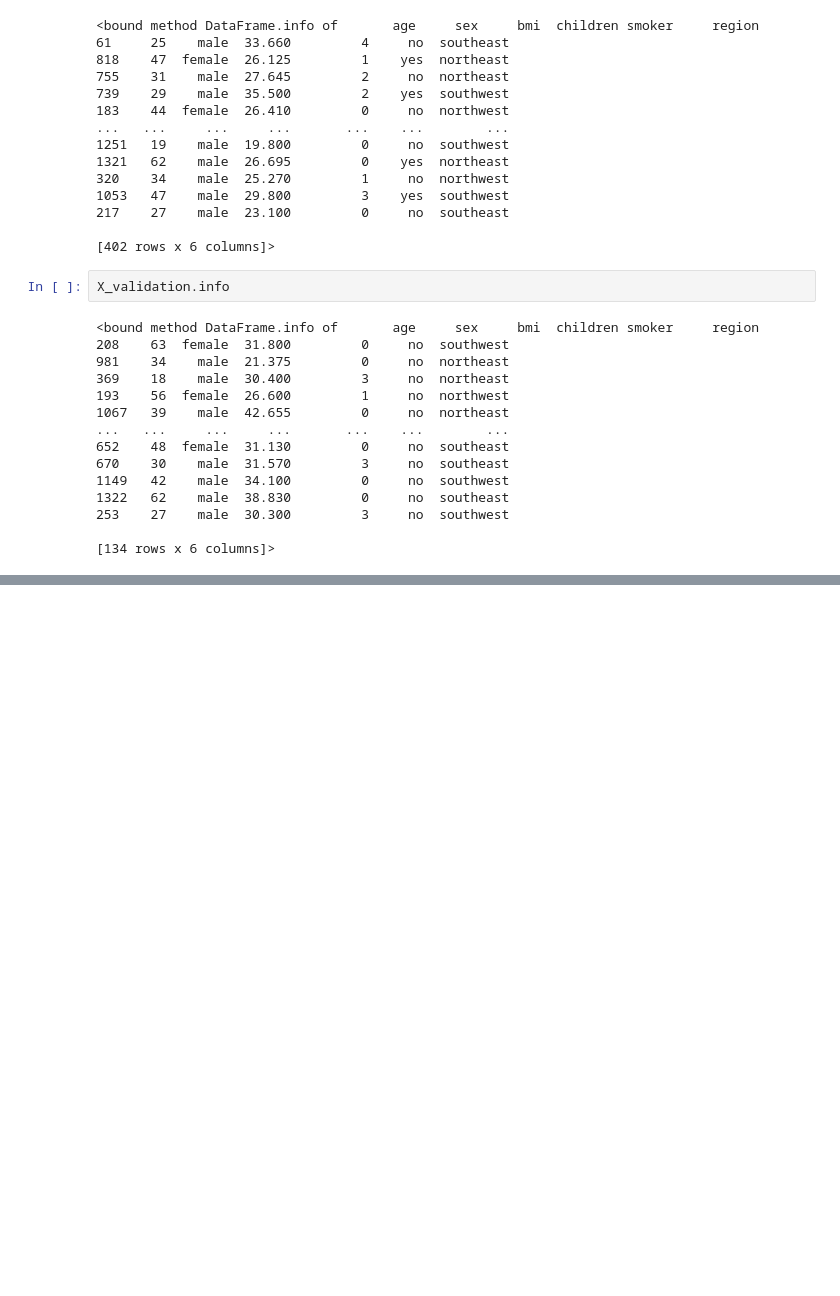
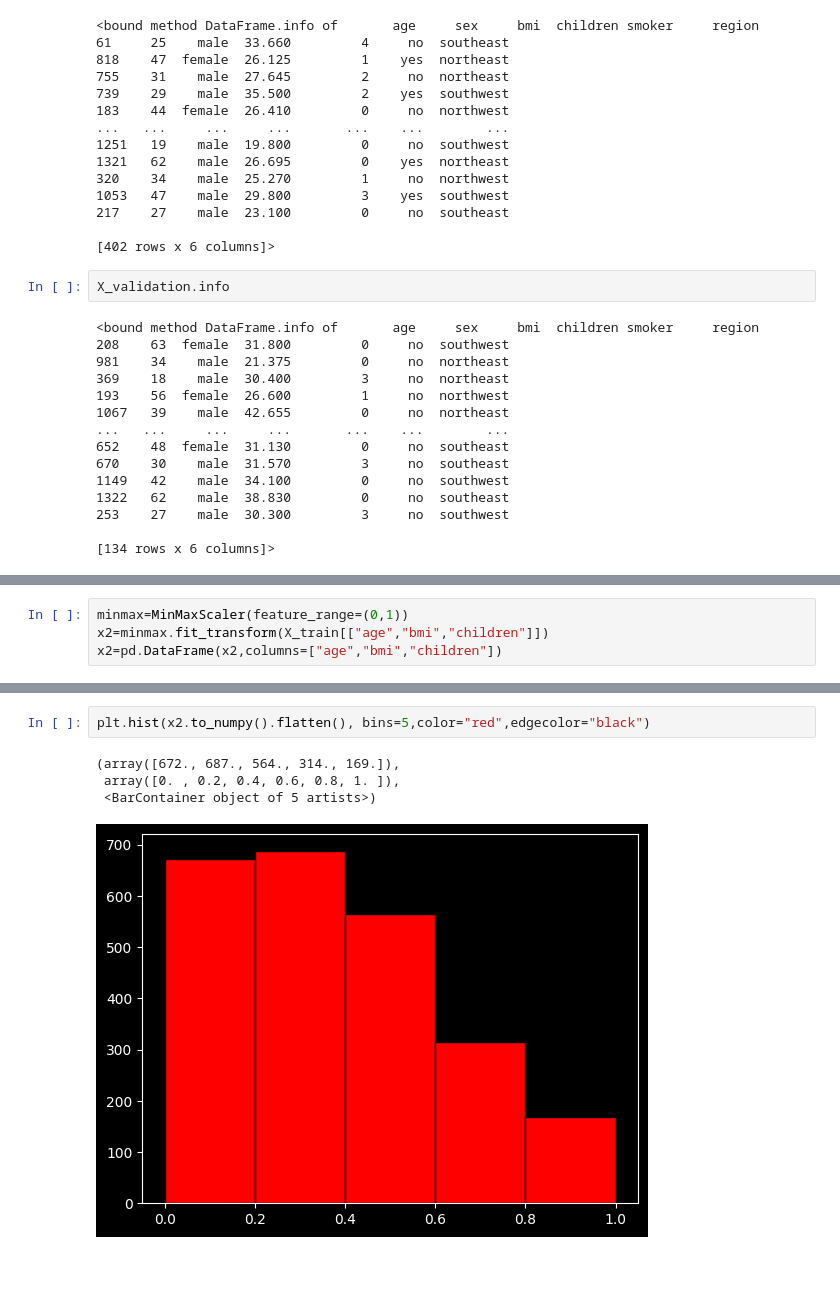
Before and after one commit to Muhammad-Bilal1605/LearningAI, a Jupyter notebook: scripts/assignment_4_scikitLearn.ipynb, the cells around one changed output, grey strips where cells are left out. Saved outputs shown, nothing was run; the diff lists cells and outputs as text; blank space fills up the shorter version.

```diff
--- a/scripts/assignment_4_scikitLearn.ipynb
+++ b/scripts/assignment_4_scikitLearn.ipynb
@@ -132,0 +220,4 @@ X_validation.info
+# %%
+minmax=MinMaxScaler(feature_range=(0,1))
+x2=minmax.fit_transform(X_train[["age","bmi","children"]])
+x2=pd.DataFrame(x2,columns=["age","bmi","children"])
@@ -132,0 +240,9 @@ X_validation.info
+# %%
+plt.hist(x2.to_numpy().flatten(), bins=5,color="red",edgecolor="black")
+# %% [output]
+(array([672., 687., 564., 314., 169.]),
+ array([0. , 0.2, 0.4, 0.6, 0.8, 1. ]),
+ <BarContainer object of 5 artists>)
+[figure, added]
+# %% [markdown]
+#
```
Also changed, not shown: parts of 12 cells of this notebook.
